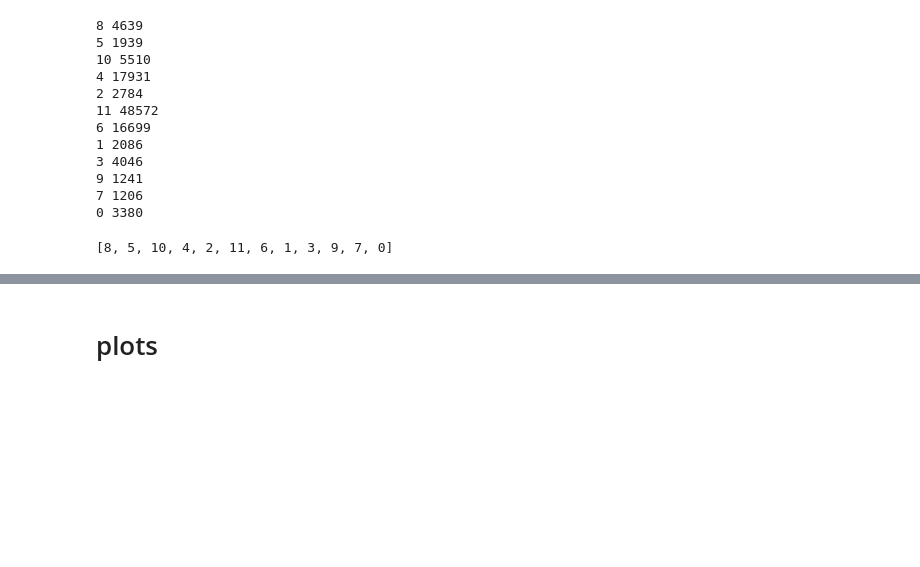
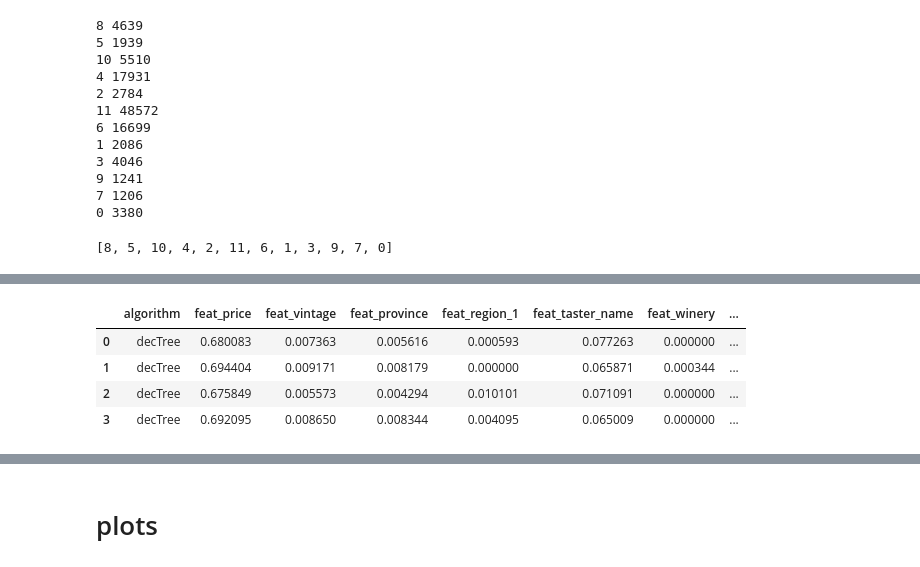
Before and after one commit to Gneur11/bdaFinalMIo, a Jupyter notebook: ClassifierAnalysis.ipynb, the cells around one changed output, grey strips where cells are left out. Drawn from its saved outputs; the diff is of its cells as text; code cells hidden in the pictures; blank space fills up the shorter version.

```diff
--- a/ClassifierAnalysis.ipynb
+++ b/ClassifierAnalysis.ipynb
@@ -494,0 +517,19 @@ result
+# %%
+#per il radar chart, va bene probabilmente solo per la comparazione dei risultati delle importanze per linear regression e dectreeclass
+
+#oppure anche per i risultati di precision recall e f1 score?
+
+df = pd.DataFrame()
+df = df1[["algorithm"] + genFeatures]
+df = df.reset_index(drop=True)
+#df.drop(["algorithm"],axis=1,inplace=True)
+for col in df.columns:
+    df[col] = df[col].replace(100,0)
+df.drop("feat_variety",axis=1,inplace=True)
+df
+# %% [output]
+|  | algorithm | feat_price | feat_vintage | feat_province | feat_region_1 | feat_taster_name | feat_winery | ... |
+| 0 | decTree | 0.680083 | 0.007363 | 0.005616 | 0.000593 | 0.077263 | 0.000000 | ... |
+| 1 | decTree | 0.694404 | 0.009171 | 0.008179 | 0.000000 | 0.065871 | 0.000344 | ... |
+| 2 | decTree | 0.675849 | 0.005573 | 0.004294 | 0.010101 | 0.071091 | 0.000000 | ... |
+| 3 | decTree | 0.692095 | 0.008650 | 0.008344 | 0.004095 | 0.065009 | 0.000000 | ... |
```
Also changed, not shown: parts of 10 cells of this notebook.
